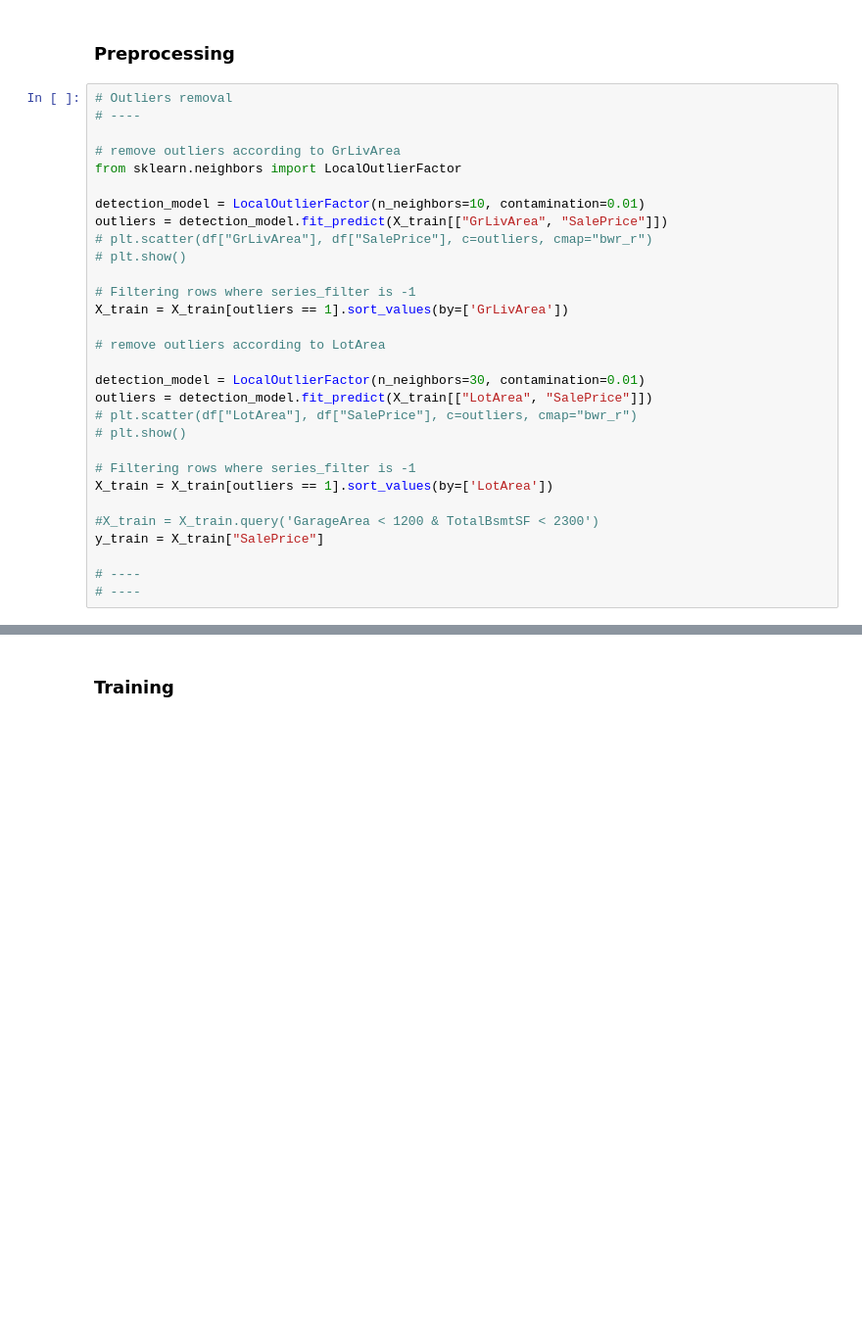
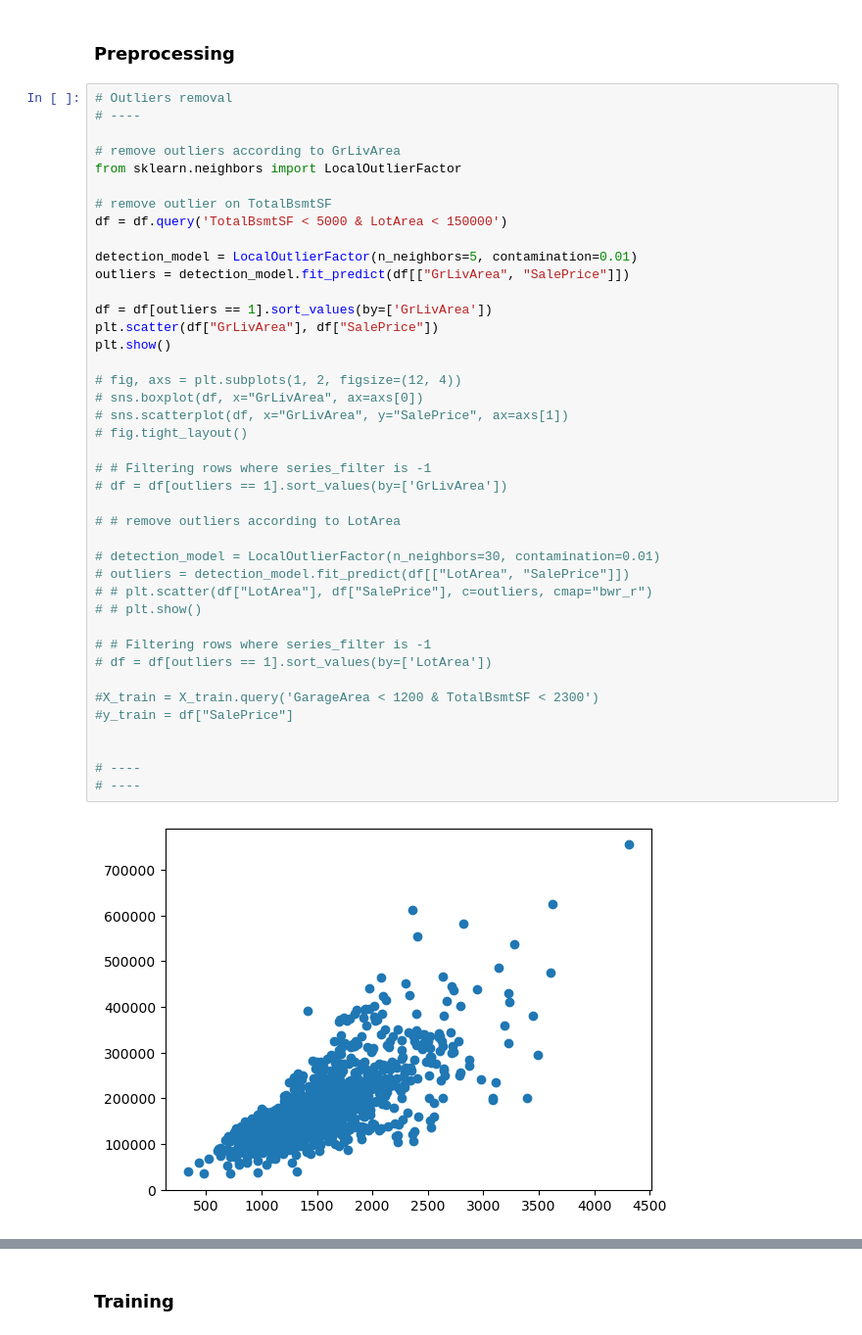
Before and after one commit to olivierbachard/mlpro-house-price-prediction, a Jupyter notebook: training.ipynb, the cells around one changed output, grey strips where cells are left out. Shown at 98% size. Saved outputs shown, nothing was run; the diff lists cells and outputs as text; blank space fills up the shorter version.

Commit message:
Improvements using custom column transformers + feature engineering with polynomial transformer + outliers removal

```diff
--- a/training.ipynb
+++ b/training.ipynb
@@ -97,33 +147,46 @@ else:
 # %%
 # Outliers removal
 # ----
 
 # remove outliers according to GrLivArea
 from sklearn.neighbors import LocalOutlierFactor
 
-detection_model = LocalOutlierFactor(n_neighbors=10, contamination=0.01)
-outliers = detection_model.fit_predict(X_train[["GrLivArea", "SalePrice"]])
-# plt.scatter(df["GrLivArea"], df["SalePrice"], c=outliers, cmap="bwr_r")
-# plt.show()
+# remove outlier on TotalBsmtSF
+df = df.query('TotalBsmtSF < 5000 & LotArea < 150000')
 
-# Filtering rows where series_filter is -1
-X_train = X_train[outliers == 1].sort_values(by=['GrLivArea'])
+detection_model = LocalOutlierFactor(n_neighbors=5, contamination=0.01)
+outliers = detection_model.fit_predict(df[["GrLivArea", "SalePrice"]])
 
-# remove outliers according to LotArea
+df = df[outliers == 1].sort_values(by=['GrLivArea'])
+plt.scatter(df["GrLivArea"], df["SalePrice"])
+plt.show()
 
-detection_model = LocalOutlierFactor(n_neighbors=30, contamination=0.01)
-outliers = detection_model.fit_predict(X_train[["LotArea", "SalePrice"]])
-# plt.scatter(df["LotArea"], df["SalePrice"], c=outliers, cmap="bwr_r")
-# plt.show()
+# fig, axs = plt.subplots(1, 2, figsize=(12, 4))
+# sns.boxplot(df, x="GrLivArea", ax=axs[0])
+# sns.scatterplot(df, x="GrLivArea", y="SalePrice", ax=axs[1])
+# fig.tight_layout()
 
-# Filtering rows where series_filter is -1
-X_train = X_train[outliers == 1].sort_values(by=['LotArea'])
+# # Filtering rows where series_filter is -1
+# df = df[outliers == 1].sort_values(by=['GrLivArea'])
+
+# # remove outliers according to LotArea
+
+# detection_model = LocalOutlierFactor(n_neighbors=30, contamination=0.01)
+# outliers = detection_model.fit_predict(df[["LotArea", "SalePrice"]])
+# # plt.scatter(df["LotArea"], df["SalePrice"], c=outliers, cmap="bwr_r")
+# # plt.show()
+
+# # Filtering rows where series_filter is -1
+# df = df[outliers == 1].sort_values(by=['LotArea'])
 
 #X_train = X_train.query('GarageArea < 1200 & TotalBsmtSF < 2300')
-y_train = X_train["SalePrice"]
+#y_train = df["SalePrice"]
+
 
 # ----
 # ----
+# %% [output]
+[figure, added]
 # %%
 from sklearn.compose import ColumnTransformer
 from sklearn.discriminant_analysis import StandardScaler
```
Also changed, not shown: parts of 12 cells of this notebook, 1 other file.
